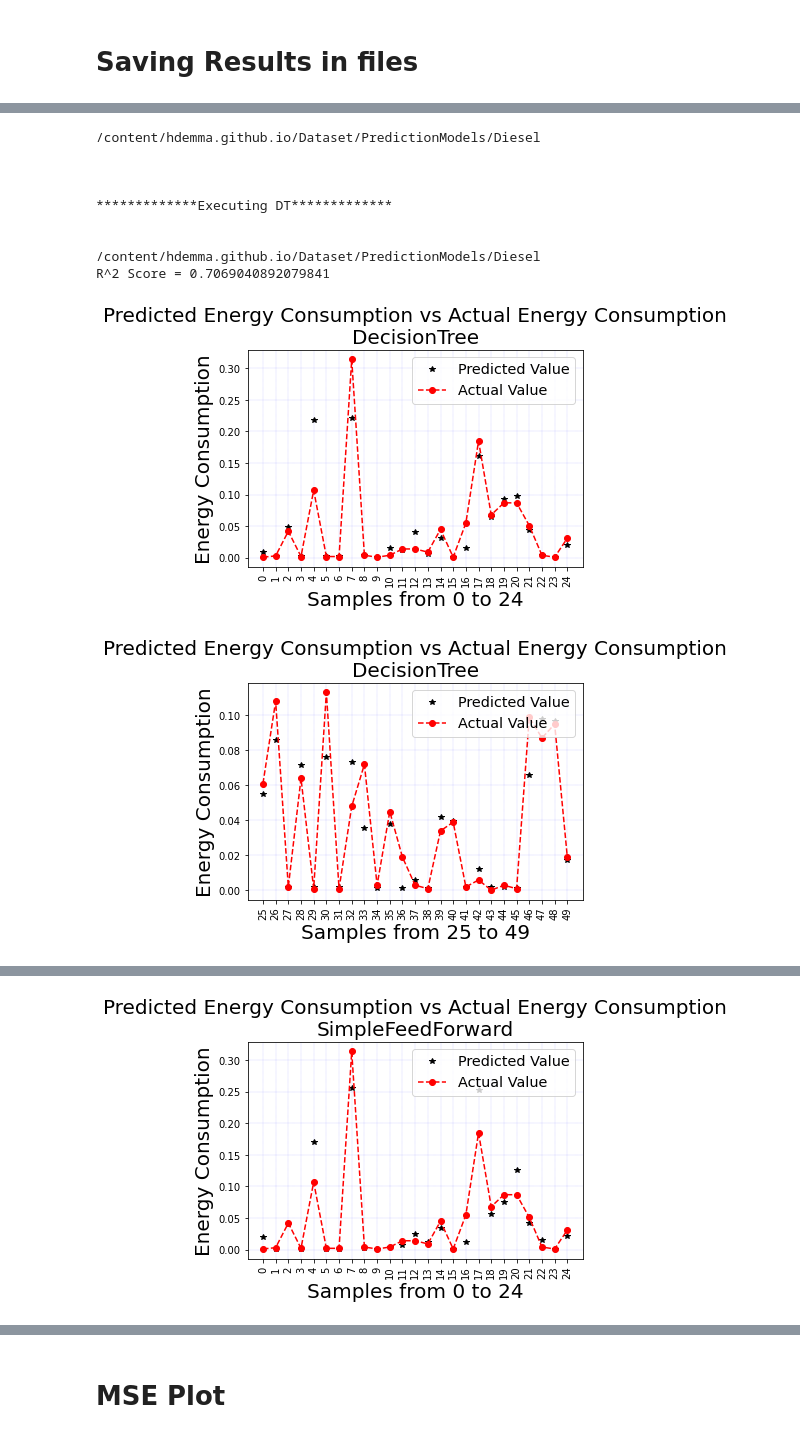
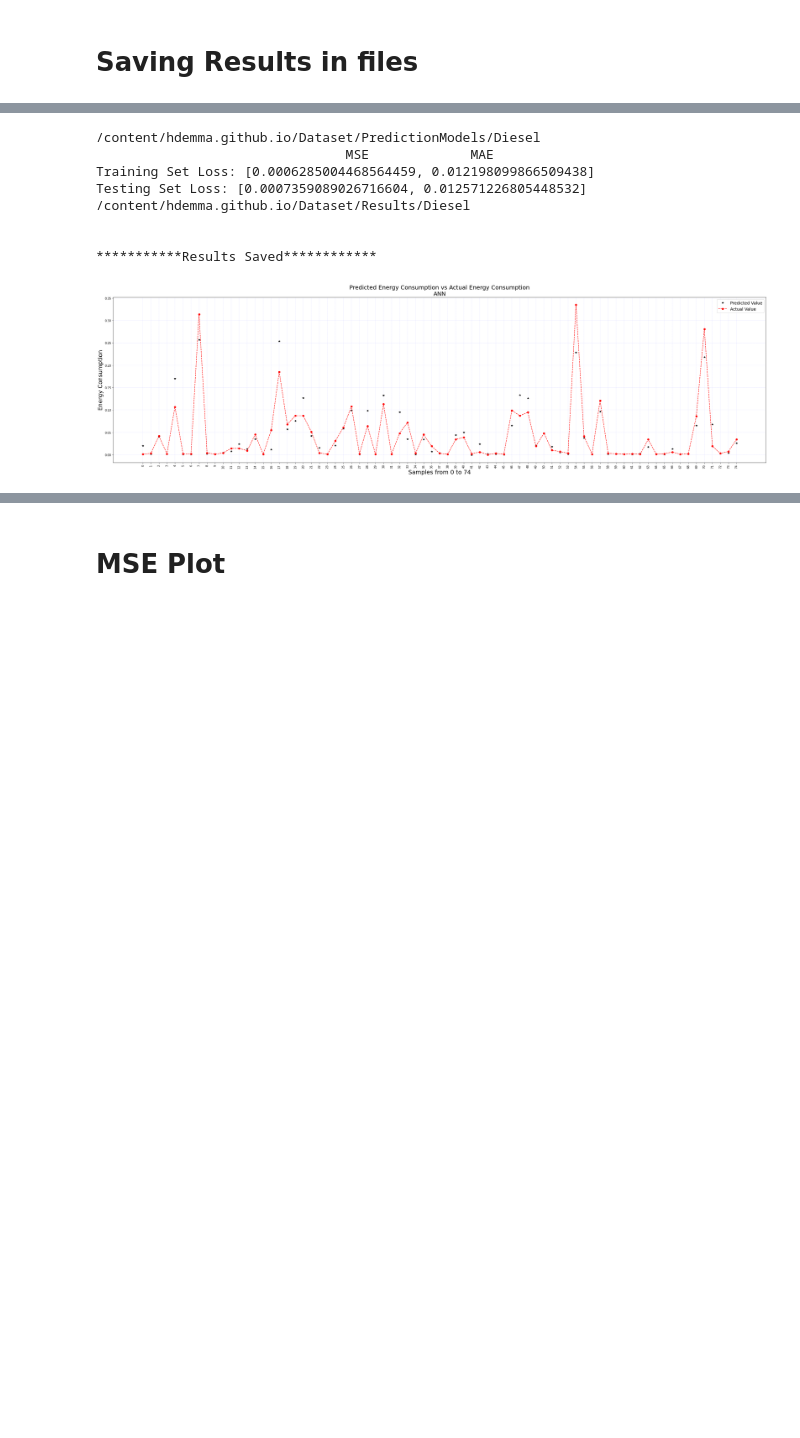
Before and after one commit to hdemma/hdemma.github.io, a Jupyter notebook: Macro_Prediction_Models/Prediction_Script_Diesel.ipynb, the cells around one changed output, grey strips where cells are left out. Drawn from its saved outputs; the diff is of its cells as text; code cells hidden in the pictures; blank space fills up the shorter version.

```diff
--- a/Macro_Prediction_Models/Prediction_Script_Diesel.ipynb
+++ b/Macro_Prediction_Models/Prediction_Script_Diesel.ipynb
@@ -28,9 +44,7 @@ Google Authentication
 # %% [markdown]
 # Load Data Set
 # %%
-Vehicle_Type = 'Diesel_Vehicles'
-
-url = 'https://raw.githubusercontent.com/hdemma/hdemma.github.io/develop/Dataset/Diesel_Vehicles/Diesel_Vehicles_Final_Training_Samples.csv'
+url = f'file:///content/hdemma.github.io/Dataset/{Vehicle_Type}/{Vehicle_Type}_Final_Training_Samples.csv'
 df = pd.read_csv(url)
 print(len(df))
 # %% [output]
@@ -312,12 +326,12 @@ def LinearRegression_Model():
 # %% [markdown]
 # Plotting Predicted vs Actual
 # %%
-def Plotting_Pred_Actual(Model_Name,Actual_Values,PredictedValues,Length_of_TestData,Count):
+def Plotting_Pred_Actual(Model_Name,Actual_Values,PredictedValues,Length_of_TestData,Count,plotlength=25):
 
-    #Each iteration will plot results for 25 samples.
+    #Each iteration will plot results for 'Count' samples.
 
     initial = 0
-    final = 25
+    final = plotlength
     for initial in range(0,Length_of_TestData+1,25):
         Samples = list(range(initial,final,1))
 
@@ -334,14 +348,16 @@ def Plotting_Pred_Actual(Model_Name,Actual_Values,PredictedValues,Length_of_Test
                    loc='upper right',fontsize = 'x-large')
 
 
-        plt.show()
+
+        fig = plt.gcf()
+        fig.set_size_inches(40.5, 10.5)
 
         final = final + 25
 
         if final > Length_of_TestData:
             final = Length_of_TestData
 
-        if final>Count:  #will plot for the first 50 Samples
+        if final>Count:
             break
 # %% [markdown]
 # Saving Results in files
@@ -374,50 +390,23 @@ def Save_Results_to_Files(Model_Name,Actual_Values,PredictedValues,Time_needed):
 # %%
-Models = ['DecisionTree','SimpleFeedForward','LinearRegression']
+#Prediction with a ANN
+Model_Name='ANN'
+PredictedValues_FF = SimpleFeedForward_Model()
+Actual_Values = y_test
+PredictedValues = []
+for i in PredictedValues_FF:
+    for j in i:
+        PredictedValues.append(j)
 
-Actual_Values = y_test
-Train = False
-
-!pwd
-
-
-for Model_Name in Models:
-
-    if Model_Name == 'LinearRegression':
-        print('\n\n\n*************Executing LR*************\n\n')
-        PredictedValues = LinearRegression_Model()
-
-    if Model_Name == 'DecisionTree':
-        print('\n\n\n*************Executing DT*************\n\n')
-        PredictedValues = DecisionTree_Model()
-
-    if Model_Name == 'SimpleFeedForward':
-        print('\n\n\n*************Executing FF*************\n\n')
-        # number_of_iteration = 800
-        PredictedValues_FF = SimpleFeedForward_Model()
-        Model_Name = 'SimpleFeedForward'
-        PredictedValues = []
-        for i in PredictedValues_FF:
-            for j in i:
-                PredictedValues.append(j)
-        print(len(PredictedValues))
-
-    ## Plot outputs
-    Count = 50             #Indicates Plotting for how many samples
-    Plotting_Pred_Actual(Model_Name,Actual_Values,PredictedValues,Length_of_TestData,Count)
-
-
-    ## Creating a CSV with the predicted values
-
-    Save_Results_to_Files(Model_Name,Actual_Values,PredictedValues,Time_needed)
+Count = 75             #Indicates Plotting for how many samples
+Plotting_Pred_Actual(Model_Name,Actual_Values,PredictedValues,Length_of_TestData,Count,75)
+Save_Results_to_Files(Model_Name,Actual_Values,PredictedValues,Time_needed)
 # %% [output]
 /content/hdemma.github.io/Dataset/PredictionModels/Diesel
+                                MSE             MAE
+Training Set Loss: [0.0006285004468564459, 0.012198099866509438]
+Testing Set Loss: [0.0007359089026716604, 0.012571226805448532]
+/content/hdemma.github.io/Dataset/Results/Diesel
 
 
-
-*************Executing DT*************
-
-
-/content/hdemma.github.io/Dataset/PredictionModels/Diesel
-R^2 Score = 0.7069040892079841
+***********Results Saved************
-[figure, old version]
+[figure, new version]
-[figure, removed]
@@ -440 +412,0 @@ Testing Set Loss: [0.0007359089026716604, 0.012571226805448532]
-[figure, removed]
```
Also changed, not shown: parts of 10 cells of this notebook.
